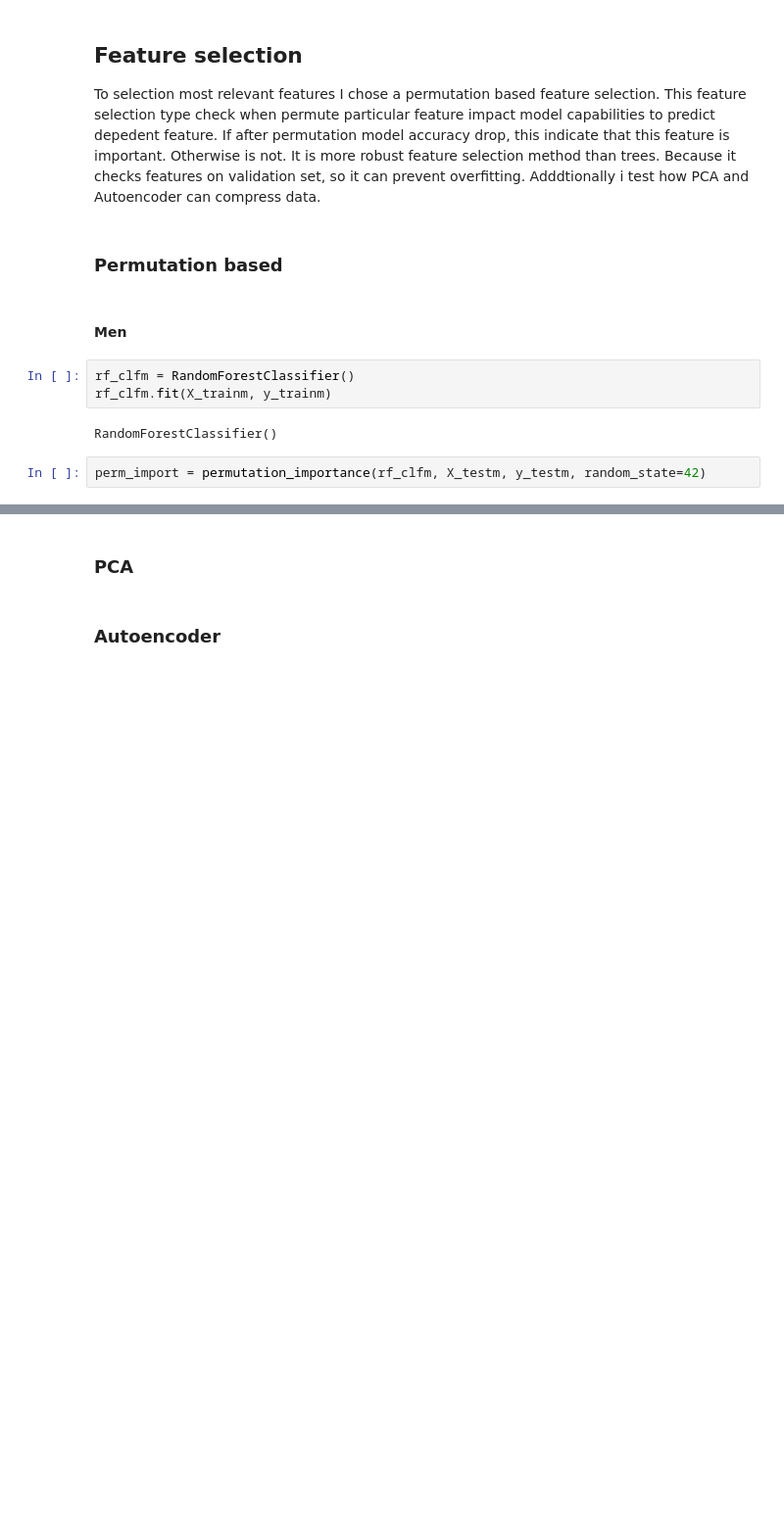
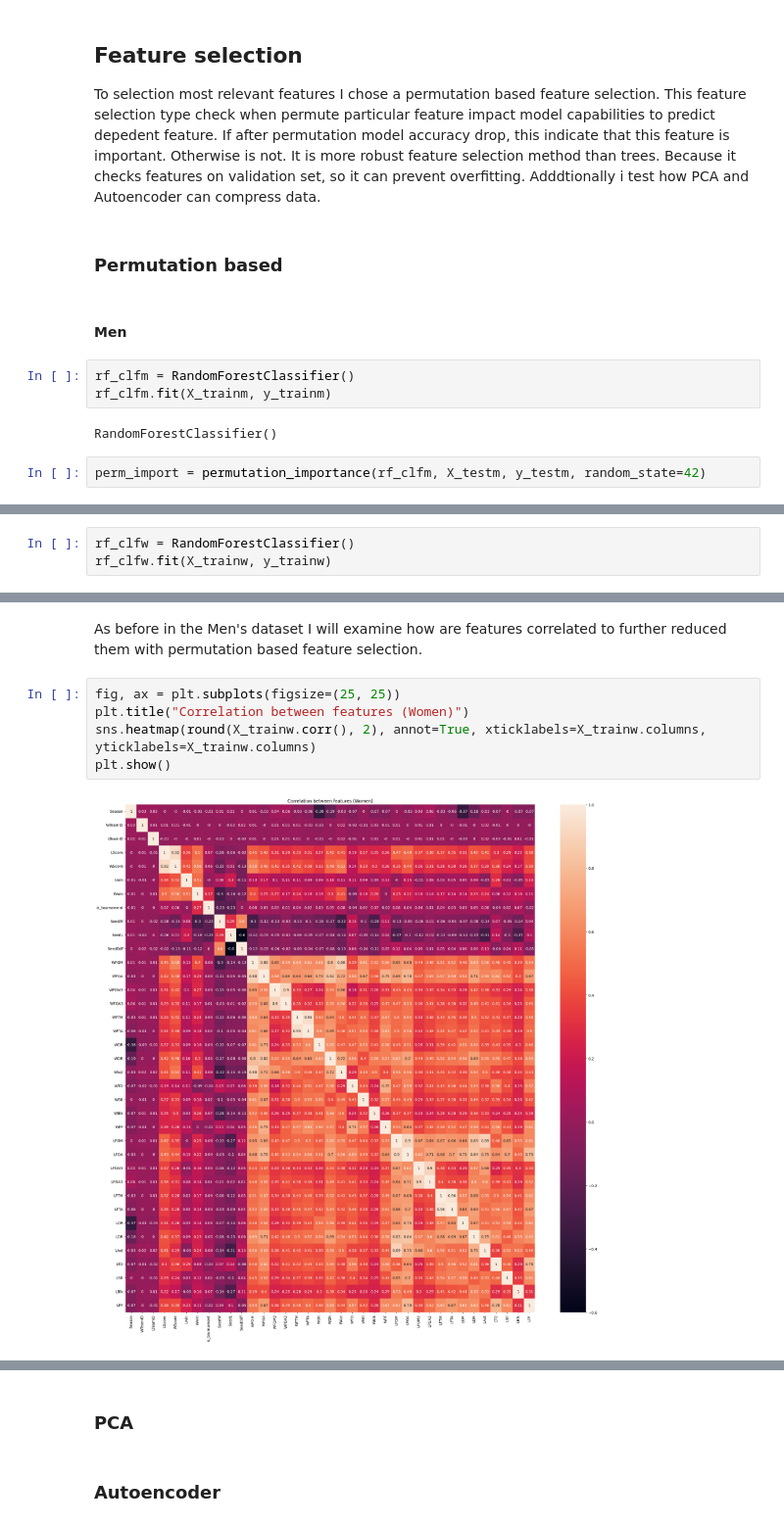
Before and after one commit to KacperUrban/Forecasting-NCAA-BB, a Jupyter notebook: feature_eng.ipynb, the cells around one changed output, grey strips where cells are left out. Shown at 98% size. Saved outputs shown, nothing was run; the diff lists cells and outputs as text; blank space fills up the shorter version.

Commit message:
feat: added permutation based selection for women dataset

```diff
--- a/feature_eng.ipynb
+++ b/feature_eng.ipynb
@@ -257,0 +276,3 @@ Thresh: 1.1, brier score: 0.217, f1 score: 0.65
+# %%
+rf_clfw = RandomForestClassifier()
+rf_clfw.fit(X_trainw, y_trainw)
@@ -257,0 +312,9 @@ Thresh: 1.1, brier score: 0.217, f1 score: 0.65
+# %% [markdown]
+As before in the Men's dataset I will examine how are features correlated to further reduced them with permutation based feature selection.
+# %%
+fig, ax = plt.subplots(figsize=(25, 25))
+plt.title("Correlation between features (Women)")
+sns.heatmap(round(X_trainw.corr(), 2), annot=True, xticklabels=X_trainw.columns, yticklabels=X_trainw.columns)
+plt.show()
+# %% [output]
+[figure, added]
```
Also changed, not shown: parts of 16 cells of this notebook.
